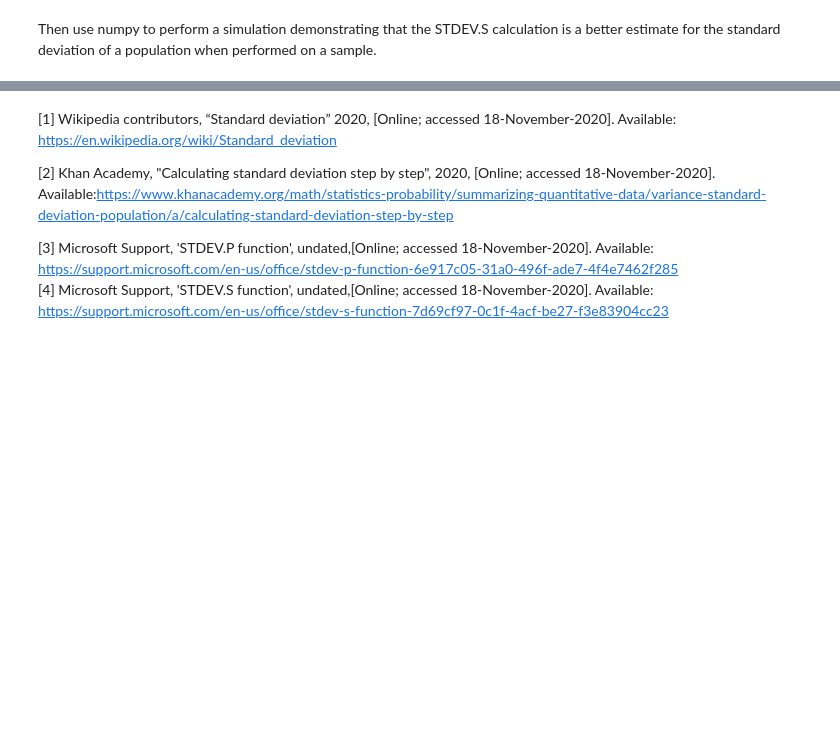
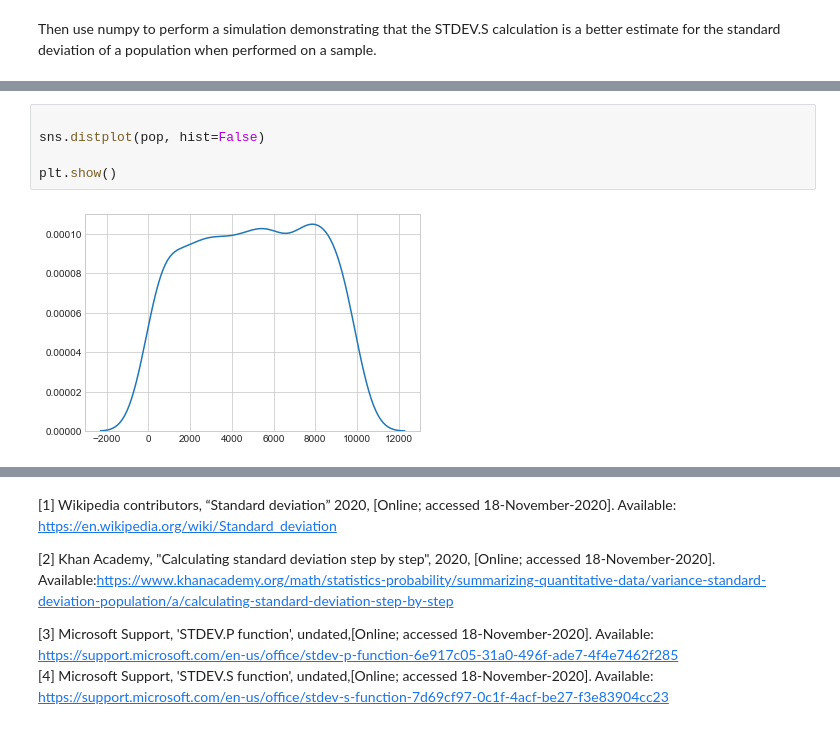
Before and after one commit to fionaoriordan/MLS_Tasks, a Jupyter notebook: Tasks.ipynb, the cells around one changed output, grey strips where cells are left out. Drawn from its saved outputs; the diff is of its cells as text; blank space fills up the shorter version.

```diff
--- a/Tasks.ipynb
+++ b/Tasks.ipynb
@@ -435,0 +432,7 @@ print(format(np.std(x, dtype=np.float64), '.56f'))
+# %%
+
+sns.distplot(pop, hist=False)
+
+plt.show()
+# %% [output]
+[figure, added]
```
Also changed, not shown: parts of 27 cells of this notebook.
